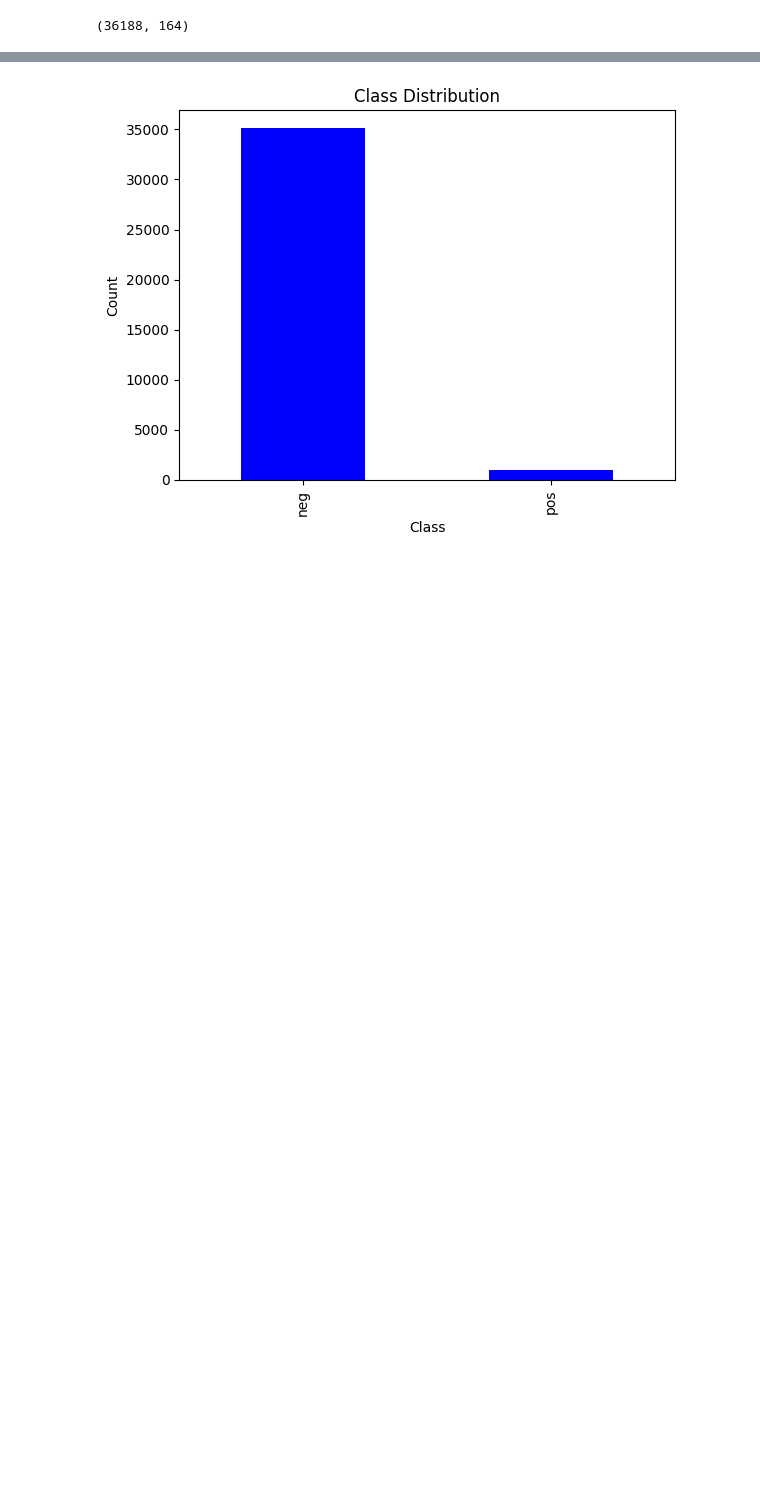
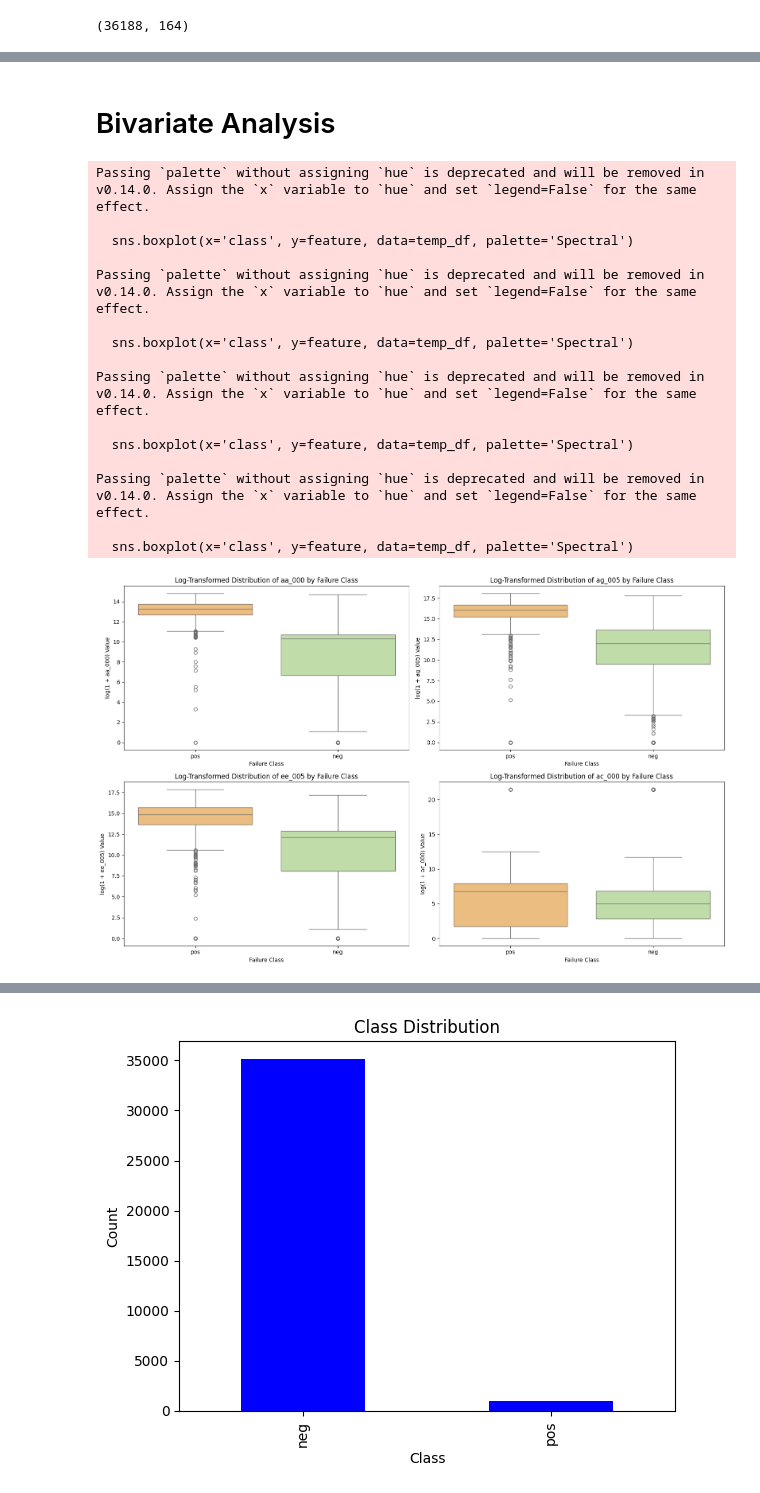
Before and after one commit to NamanVerma27/ABS_liveSensor, a Jupyter notebook: EDA.ipynb, the cells around one changed output, grey strips where cells are left out. Saved outputs shown, nothing was run; the diff lists cells and outputs as text; code cells hidden in the pictures; blank space fills up the shorter version.

```diff
--- a/EDA.ipynb
+++ b/EDA.ipynb
@@ -150,0 +333,44 @@ df.shape
+# %% [markdown]
+# Bivariate Analysis
+# %%
+# We will encode 'neg' as 0 and 'pos' as 1. We keep the original 'class' column for the boxplot labels.
+df['class_encoded'] = df['class'].apply(lambda x: 1 if x == 'pos' else 0)
+
+# Select 4 high-potential features for comparison
+features_to_compare = ['aa_000', 'ag_005', 'ee_005', 'ac_000']
+
+plt.figure(figsize=(16, 10))
+
+for i, feature in enumerate(features_to_compare):
+    plt.subplot(2, 2, i + 1)
+
+    # Apply log(1+x) transformation to the feature data for visualization only
+    temp_df = df[['class', feature]].dropna().copy()
+    temp_df[feature] = np.log1p(temp_df[feature])
+
+    # Use a Boxplot to compare the median and IQR by class on the transformed data
+    sns.boxplot(x='class', y=feature, data=temp_df, palette='Spectral')
+
+    plt.title(f'Log-Transformed Distribution of {feature} by Failure Class', fontsize=12)
+    plt.xlabel('Failure Class')
+    plt.ylabel(f'log(1 + {feature}) Value')
+
+plt.tight_layout()
+plt.show()
+# %% [output]
+Passing `palette` without assigning `hue` is deprecated and will be removed in v0.14.0. Assign the `x` variable to `hue` and set `legend=False` for the same effect.
+
+  sns.boxplot(x='class', y=feature, data=temp_df, palette='Spectral')
+
+Passing `palette` without assigning `hue` is deprecated and will be removed in v0.14.0. Assign the `x` variable to `hue` and set `legend=False` for the same effect.
+
+  sns.boxplot(x='class', y=feature, data=temp_df, palette='Spectral')
+
+Passing `palette` without assigning `hue` is deprecated and will be removed in v0.14.0. Assign the `x` variable to `hue` and set `legend=False` for the same effect.
+
+  sns.boxplot(x='class', y=feature, data=temp_df, palette='Spectral')
+
+Passing `palette` without assigning `hue` is deprecated and will be removed in v0.14.0. Assign the `x` variable to `hue` and set `legend=False` for the same effect.
+
+  sns.boxplot(x='class', y=feature, data=temp_df, palette='Spectral')
+[figure, added]
```
Also changed, not shown: parts of 18 cells of this notebook.
